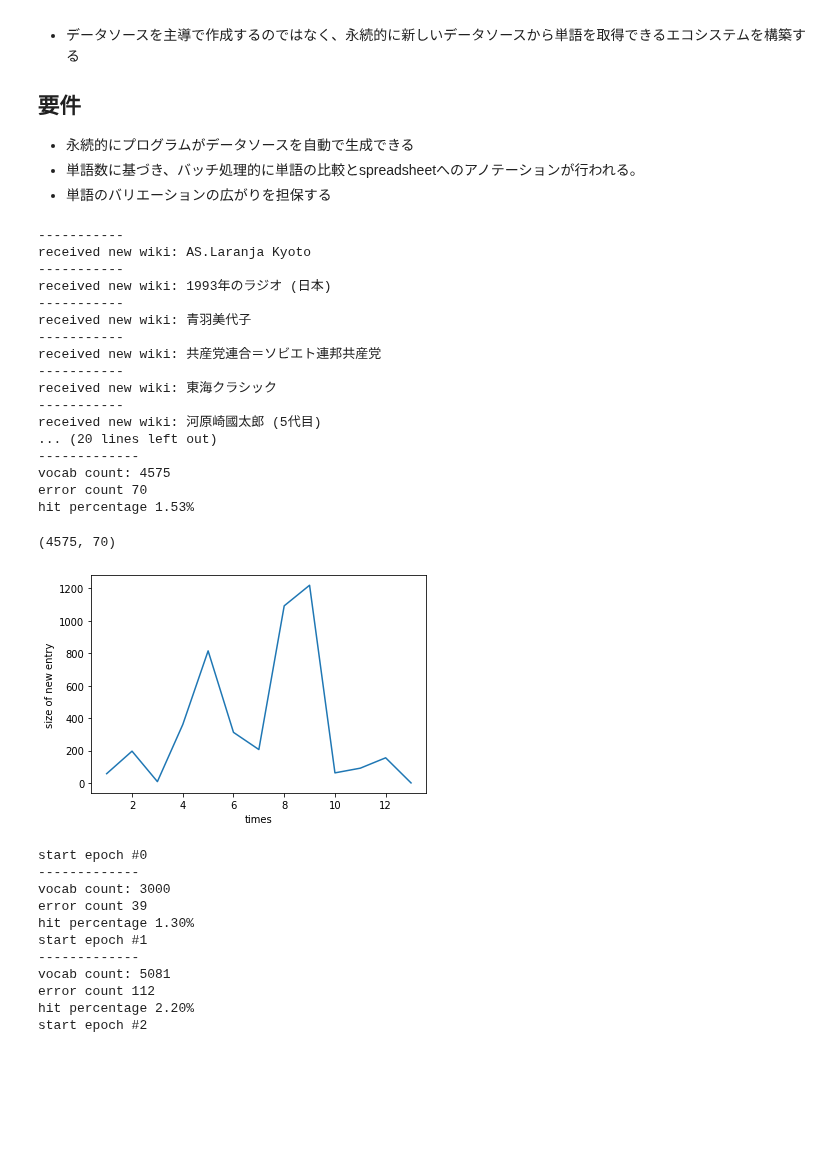
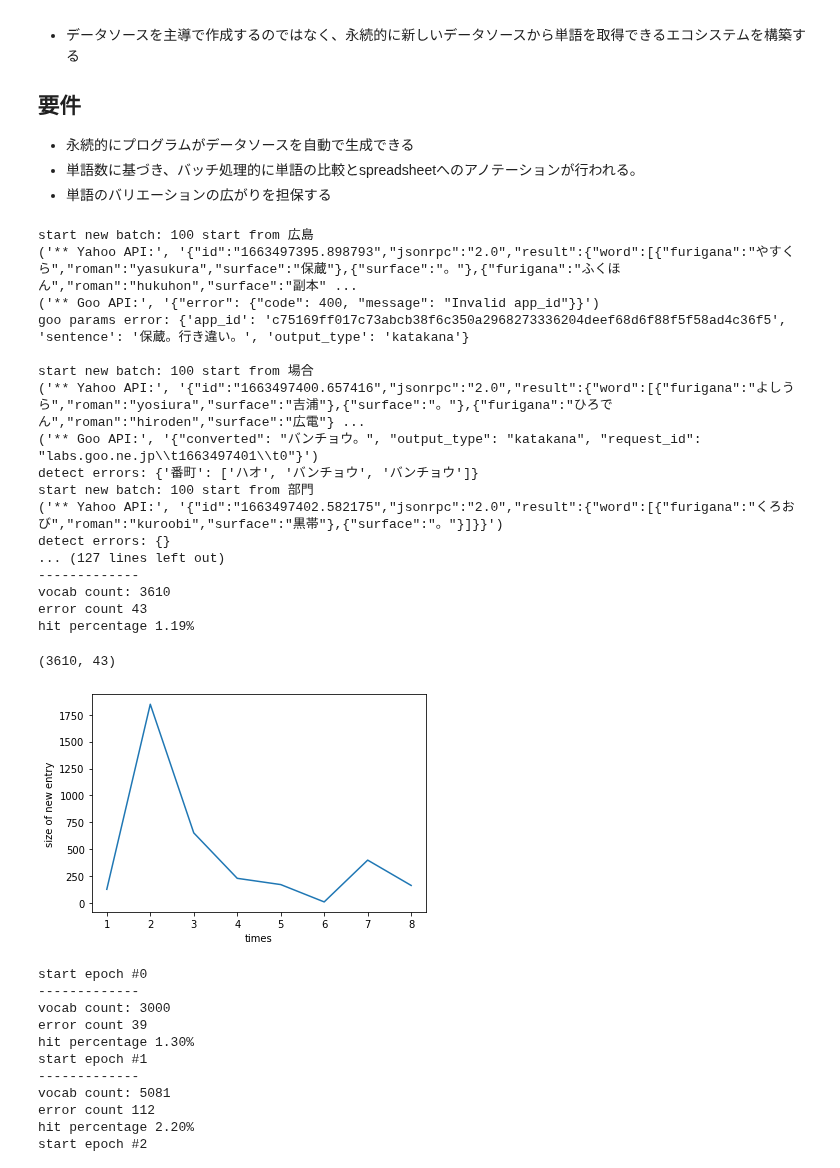
Before and after one commit to mzhkz/coefont_kana_convert_error_detector, a Jupyter notebook: 0904_detect_kana_yomi_error.ipynb, the cells around one changed output. Cells and saved outputs as stored; diff of their text form; code cells hidden in the pictures; blank space fills up the shorter version.

```diff
--- a/0904_detect_kana_yomi_error.ipynb
+++ b/0904_detect_kana_yomi_error.ipynb
@@ -417,7 +417,7 @@ class GooConverter(BaseConverter):
     self.print_api_log("** Goo API:", response_text)
     response_json = json.loads(response_text)
     if "error" in response_json:
-      self._print_log("params error:", params)
+      print("goo params error:", params)
     return response_json.get("converted", "")
 
   def preprosessing(self, subject):
@@ -517,7 +517,9 @@ class ConverterCompetition:
     for idn, noun in enumerate(vocabs):
       yomi_label_0 = yomi_labels_0[idn]
       yomi_label_1 = yomi_labels_1[idn]
-      if yomi_label_0 != yomi_label_1: # 読みラベルを比較して、一致しなかった場合errorsに追加
+      # 読みラベルを比較して、一致しなかった場合errorsに追加
+      # たまに読みに直されず漢字のままのが存在するのでそれはパス
+      if yomi_label_0 != yomi_label_1 and KANJI_REG_PETERN.search(yomi_label_0 + yomi_label_1) == None:
          errors.append([noun, yomi_label_0, yomi_label_1])
 
     return errors
@@ -531,7 +533,9 @@ class ConverterCompetition:
     for idn, noun in enumerate(vocabs):
       yomi_label = yomi_labels[idn]
       mecab_label = data_source.labels[idn]
-      if yomi_label != mecab_label: # 読みラベルを比較して、一致しなかった場合errorsに追加
+      # 読みラベルを比較して、一致しなかった場合errorsに追加
+      # たまに読みに直されず漢字のままのが存在するのでそれはパス
+      if yomi_label != mecab_label and KANJI_REG_PETERN.search(yomi_label + mecab_label) == None:
          errors.append([noun, yomi_label, mecab_label]) # 単語, 比較対象の出力, mecabの出力
         #  errors.append([noun, yomi_label+":{}".format(self.converters[converter_id].converter_name), mecab_label + ":mecab"]) # 単語, 比較対象の出力, mecabの出力
 
@@ -674,6 +678,7 @@ class OptimaizedCompetionBatch:
 
     return entry_count, error_count
 
+  # spreadsheetの書き込みキューに追加する
   def add_spreadsheet(self, errors, show_batch_log):
     if show_batch_log:
       print("detect errors:", errors)
@@ -714,8 +719,9 @@ class OptimaizedCompetionBatch:
       sheet_row = [err_vocab, require_humancheck, label_annotation, target_label, "|"] + err_labels
       self.new_tables.append(sheet_row)
 
+  # spreadsheetにキューを書き込む
   def save_spreadsheet(self):
-     spreadsheet.append_rows(self.new_tables)
+     spreadsheet.append_rows(self.new_tables, table_range="A")
      self.new_tables = []
 # %% [markdown]
 # データセットの自動取得（wikipedia rechange logs）
@@ -727,8 +733,10 @@ class OptimaizedCompetionBatch:
 *   単語のバリエーションの広がりを担保する
 # %%
 test_09_converters = [
-    # GooConverter(app_id=secrets["goo_api_id"]),
-    YahooConverter(app_id=secrets["yahoo_app_id"])]
+    # CoeFontConverter(),,
+    YahooConverter(app_id=secrets["yahoo_app_id"]),
+    GooConverter(app_id=secrets["goo_api_id"])
+    ]
 
 test_09_competition = ConverterCompetition(converters=test_09_converters)
 test_09_url = 'https://stream.wikimedia.org/v2/stream/recentchange'
@@ -760,28 +768,28 @@ def getDataSourceFromWikipedia(limit=None, show_received_log=False):
                    break
 # %%
 # datasetの上限100, バッチ処理100characterに設定し、ストリーミングを行う
-test_09_batch = OptimaizedCompetionBatch(test_09_competition, streaming_iters=getDataSourceFromWikipedia(limit=15, show_received_log=True), batch_character_size=200)
-test_09_batch.start(plot_entry_rates=True, show_batch_log=False, show_api_log=False) #ストリーミング処理を開始
+test_09_batch = OptimaizedCompetionBatch(test_09_competition, streaming_iters=getDataSourceFromWikipedia(limit=15, show_received_log=False), batch_character_size=200)
+test_09_batch.start(plot_entry_rates=True, show_batch_log=True, show_api_log=True) #ストリーミング処理を開始
 # %% [output]
------------
-received new wiki: AS.Laranja Kyoto
------------
-received new wiki: 1993年のラジオ (日本)
------------
-received new wiki: 青羽美代子
------------
-received new wiki: 共産党連合＝ソビエト連邦共産党
------------
-received new wiki: 東海クラシック
------------
-received new wiki: 河原崎國太郎 (5代目)
-... (20 lines left out)
+start new batch: 100 start from 広島
+('** Yahoo API:', '{"id":"1663497395.898793","jsonrpc":"2.0","result":{"word":[{"furigana":"やすくら","roman":"yasukura","surface":"保蔵"},{"surface":"。"},{"furigana":"ふくほん","roman":"hukuhon","surface":"副本" ...
+('** Goo API:', '{"error": {"code": 400, "message": "Invalid app_id"}}')
+goo params error: {'app_id': 'c75169ff017c73abcb38f6c350a2968273336204deef68d6f88f5f58ad4c36f5', 'sentence': '保蔵。行き違い。', 'output_type': 'katakana'}
+
+start new batch: 100 start from 場合
+('** Yahoo API:', '{"id":"1663497400.657416","jsonrpc":"2.0","result":{"word":[{"furigana":"よしうら","roman":"yosiura","surface":"吉浦"},{"surface":"。"},{"furigana":"ひろでん","roman":"hiroden","surface":"広電"} ...
+('** Goo API:', '{"converted": "バンチョウ。", "output_type": "katakana", "request_id": "labs.goo.ne.jp\\t1663497401\\t0"}')
+detect errors: {'番町': ['ハオ', 'バンチョウ', 'バンチョウ']}
+start new batch: 100 start from 部門
+('** Yahoo API:', '{"id":"1663497402.582175","jsonrpc":"2.0","result":{"word":[{"furigana":"くろおび","roman":"kuroobi","surface":"黒帯"},{"surface":"。"}]}}')
+detect errors: {}
+... (127 lines left out)
 -------------
-vocab count: 4575
-error count 70
-hit percentage 1.53%
+vocab count: 3610
+error count 43
+hit percentage 1.19%
-(4575, 70)
+(3610, 43)
-[figure, old version]
+[figure, new version]
 # %%
 # datasetの上限100, バッチ処理100characterに設定し、ストリーミングを行う
 test_09_epochs = 5
```
Also changed, not shown: parts of 1 cell of this notebook.
